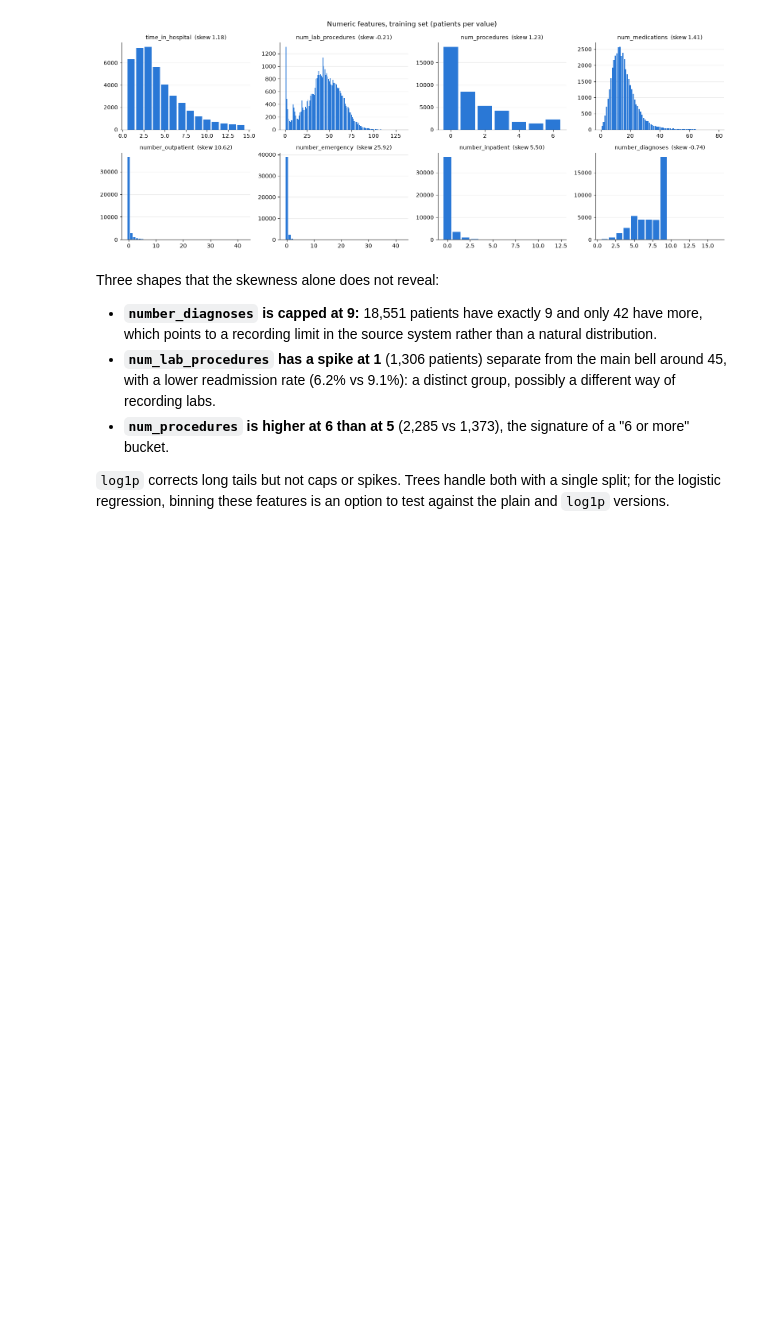
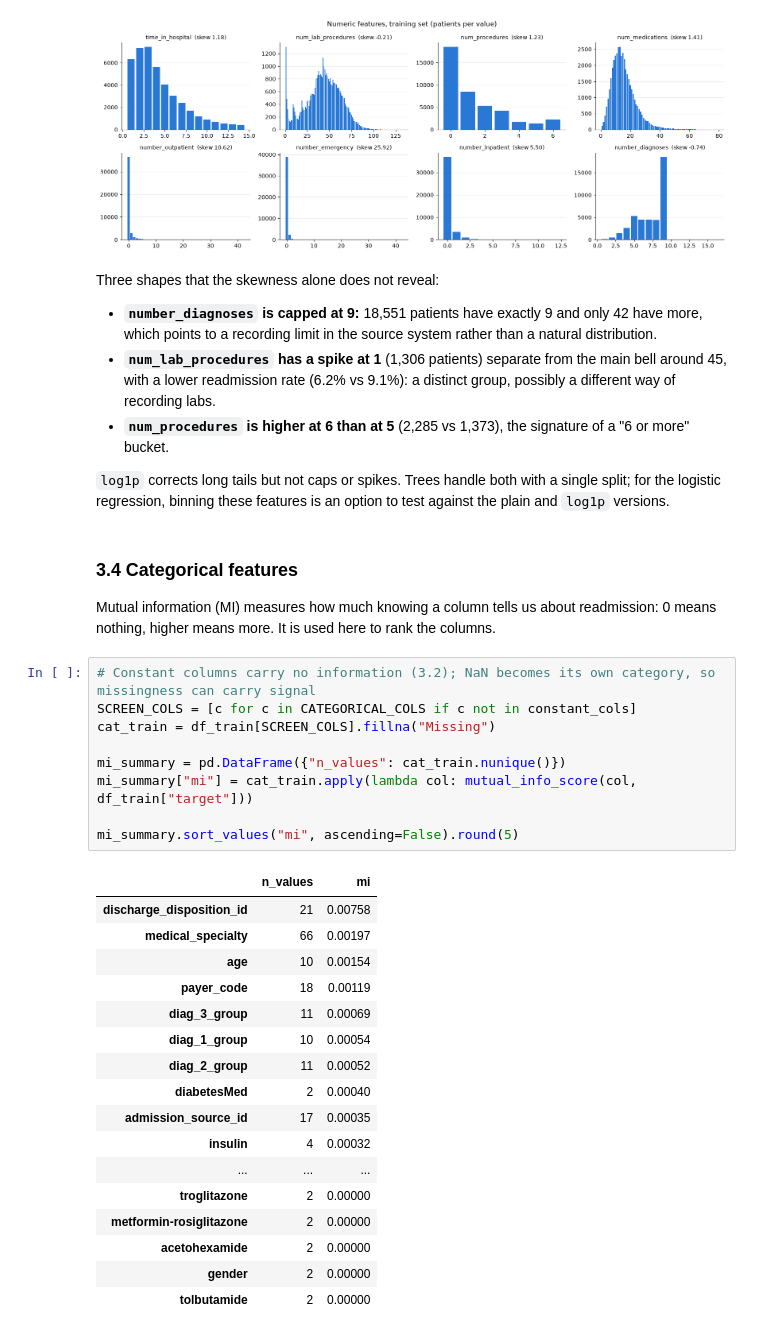
Before and after one commit to gigifumagalli/diabetes-readmission, a Jupyter notebook: notebooks/01_scoping_eda.ipynb, the cells around one changed output. Cells and saved outputs as stored; diff of their text form; blank space fills up the shorter version.

```diff
--- a/notebooks/01_scoping_eda.ipynb
+++ b/notebooks/01_scoping_eda.ipynb
@@ -553,3 +554,35 @@ Three shapes that the skewness alone does not reveal:
 
 `log1p` corrects long tails but not caps or spikes. Trees handle both with a single split; for the logistic
 regression, binning these features is an option to test against the plain and `log1p` versions.
+# %% [markdown]
+### 3.4 Categorical features
+
+Mutual information (MI) measures how much knowing a column tells us about readmission: 0 means nothing, higher
+means more. It is used here to rank the columns.
+# %%
+# Constant columns carry no information (3.2); NaN becomes its own category, so missingness can carry signal
+SCREEN_COLS = [c for c in CATEGORICAL_COLS if c not in constant_cols]
+cat_train = df_train[SCREEN_COLS].fillna("Missing")
+
+mi_summary = pd.DataFrame({"n_values": cat_train.nunique()})
+mi_summary["mi"] = cat_train.apply(lambda col: mutual_info_score(col, df_train["target"]))
+
+mi_summary.sort_values("mi", ascending=False).round(5)
+# %% [output]
+|  | n_values | mi |
+| discharge_disposition_id | 21 | 0.00758 |
+| medical_specialty | 66 | 0.00197 |
+| age | 10 | 0.00154 |
+| payer_code | 18 | 0.00119 |
+| diag_3_group | 11 | 0.00069 |
+| diag_1_group | 10 | 0.00054 |
+| diag_2_group | 11 | 0.00052 |
+| diabetesMed | 2 | 0.00040 |
+| admission_source_id | 17 | 0.00035 |
+| insulin | 4 | 0.00032 |
+| ... | ... | ... |
+| troglitazone | 2 | 0.00000 |
+| metformin-rosiglitazone | 2 | 0.00000 |
+| acetohexamide | 2 | 0.00000 |
+| gender | 2 | 0.00000 |
+| tolbutamide | 2 | 0.00000 |
```
Also changed, not shown: parts of 6 cells of this notebook.
